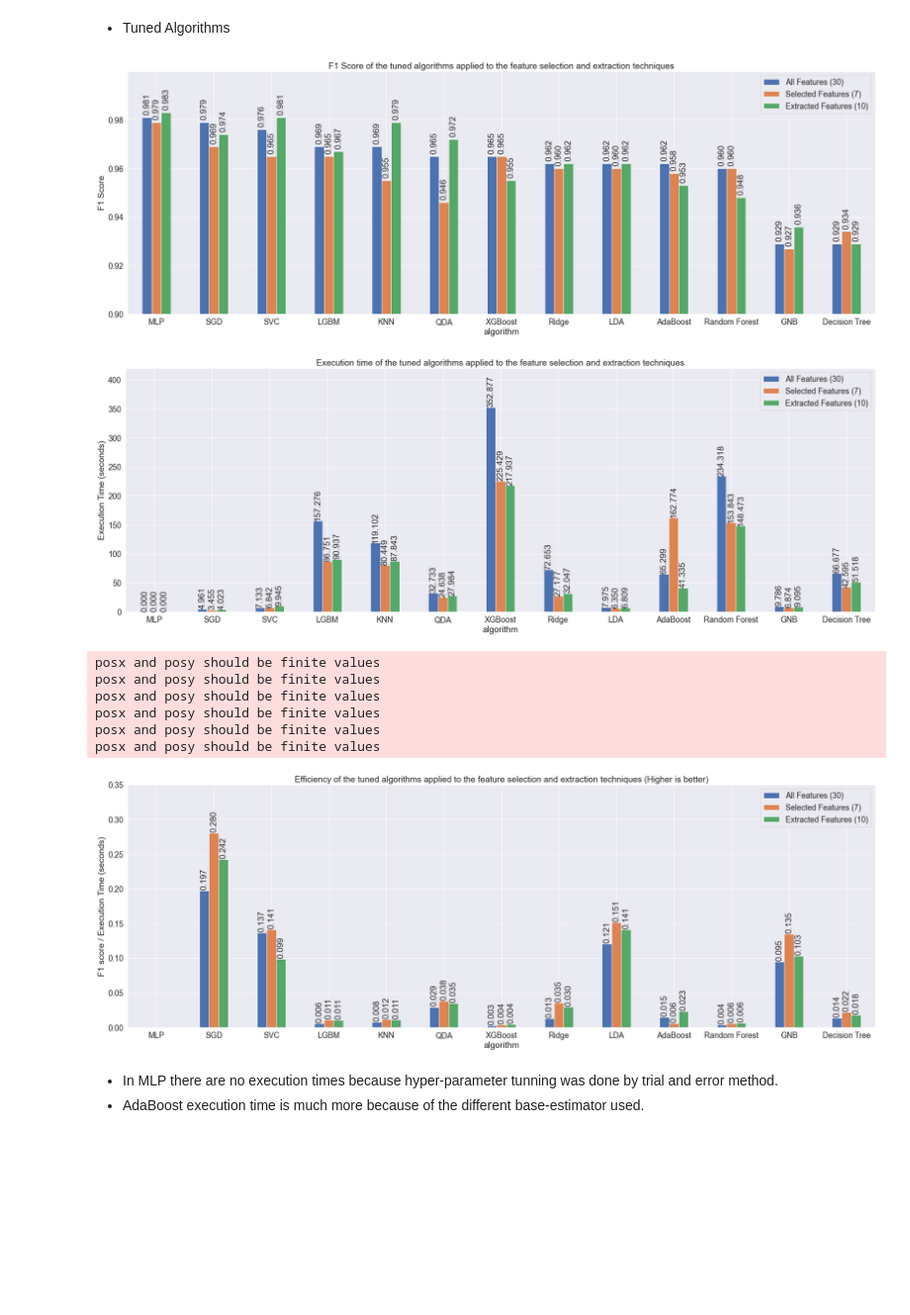
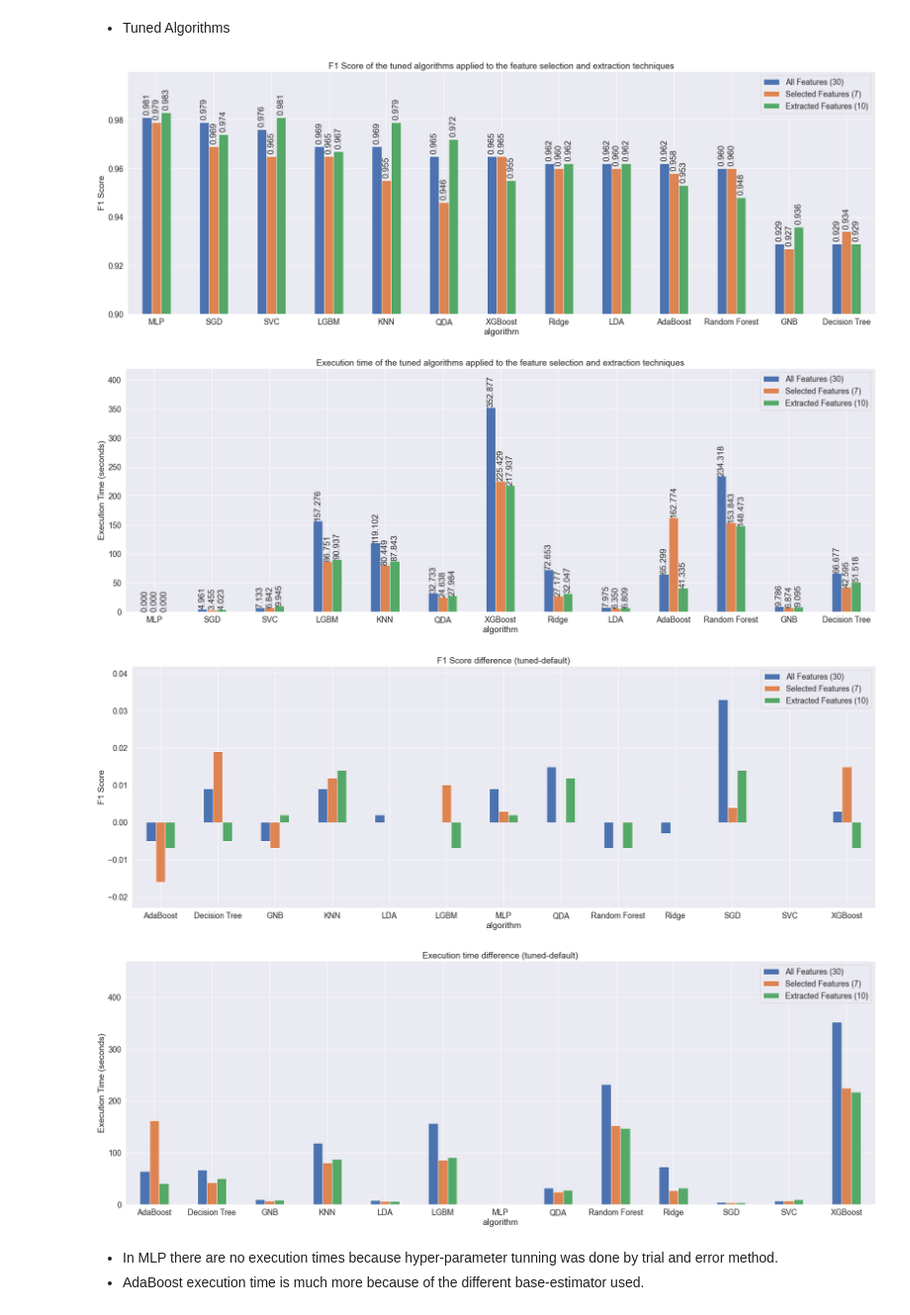
Before and after one commit to LazarosPan/Breast-Cancer-Classification-with-Machine-Learning-Methods, a Jupyter notebook: Nested Cross Validation/result_plots.ipynb, the cells around one changed output. Shown at 99% size. Cells and saved outputs as stored; diff of their text form; code cells hidden in the pictures; blank space fills up the shorter version.

```diff
--- a/Nested Cross Validation/result_plots.ipynb
+++ b/Nested Cross Validation/result_plots.ipynb
@@ -197,6 +196,9 @@ f1_tuned = pd.concat([allf_tuned[['algorithm','f1 score']].set_index('algorithm'
 time_tuned = pd.concat([allf_tuned[['algorithm','Execution Time (seconds)']].set_index('algorithm'), sf_tuned[['algorithm','Execution Time (seconds)']].set_index('algorithm'), pcaf_tuned[['algorithm','Execution Time (seconds)']].set_index('algorithm')], axis=1)
 
 f1_div_time_tuned = pd.concat([allf_tuned[['algorithm','f1/time']].set_index('algorithm'), sf_tuned[['algorithm','f1/time']].set_index('algorithm'), pcaf_tuned[['algorithm','f1/time']].set_index('algorithm')], axis=1)
+# %%
+f1_difference = f1_tuned-f1_default
+time_difference = time_tuned-time_default
 # %%
 _ = f1_tuned.plot(kind='bar', figsize=(30, 10), rot=0, ylabel='F1 Score', title="F1 Score of the tuned algorithms applied to the feature selection and extraction techniques")
 _.set_ylim(0.9,0.9999999)
@@ -223,27 +225,51 @@ for i, rect in enumerate(_.containers):
                 va='bottom',
                 rotation=90)
 
-_ = f1_div_time_tuned.plot(kind='bar', figsize=(30, 10), rot=0, ylabel='F1 score / Execution Time (seconds)', title="Efficiency of the tuned algorithms applied to the feature selection and extraction techniques (Higher is better)")
-_.set_ylim(0,0.35)
-_.legend(labels=mylabels);
-for i, rect in enumerate(_.containers):
-    for j, bar in enumerate(rect):
-        _.text(bar.get_x() + bar.get_width() / 2,
-                bar.get_height() + 0.001,
-                f"{bar.get_height():.3f}",
-                ha='center',
-                va='bottom',
-                rotation=90)
+# _ = f1_div_time_tuned.plot(kind='bar', figsize=(30, 10), rot=0, ylabel='F1 score / Execution Time (seconds)', title="Efficiency of the tuned algorithms applied to the feature selection and extraction techniques (Higher is better)")
+# _.set_ylim(0,0.35)
+# _.legend(labels=mylabels);
+# for i, rect in enumerate(_.containers):
+#     for j, bar in enumerate(rect):
+#         _.text(bar.get_x() + bar.get_width() / 2,
+#                 bar.get_height() + 0.001,
+#                 f"{bar.get_height():.3f}",
+#                 ha='center',
+#                 va='bottom',
+#                 rotation=90)
 # %% [output]
 [figure]
 [figure]
-posx and posy should be finite values
-posx and posy should be finite values
-posx and posy should be finite values
-posx and posy should be finite values
-posx and posy should be finite values
-posx and posy should be finite values
-[figure, removed]
+# %%
+_ = f1_difference.plot(kind='bar', figsize=(30, 10), rot=0, title="F1 Score difference (tuned-default)")
+_.set_ylim(-0.023,0.042)
+_.set_ylabel('F1 Score')
+# _.invert_yaxis()
+_.legend(labels=mylabels);
+# for i, rect in enumerate(_.containers):
+#     for j, bar in enumerate(rect):
+#         _.text(bar.get_x() + bar.get_width() / 2,
+#                 bar.get_height() + 0.001,
+#                 f"{bar.get_height():.3f}",
+#                 ha='center',
+#                 va='bottom',
+#                 rotation=90)
+
+_ = time_difference.plot(kind='bar', figsize=(30, 10), rot=0, title="Execution time difference (tuned-default)")
+_.set_ylim(0,470)
+_.set_ylabel('Execution Time (seconds)')
+# _.invert_yaxis()
+_.legend(labels=mylabels);
+# for i, rect in enumerate(_.containers):
+#     for j, bar in enumerate(rect):
+#         _.text(bar.get_x() + bar.get_width() / 2,
+#                 bar.get_height() + 0.001,
+#                 f"{bar.get_height():.3f}",
+#                 ha='center',
+#                 va='bottom',
+#                 rotation=90)
+# %% [output]
+[figure, added]
+[figure, added]
 # %% [markdown]
 * In MLP there are no execution times because hyper-parameter tunning was done by trial and error method.
 * AdaBoost execution time is much more because of the different base-estimator used.
```
Also changed, not shown: parts of 7 cells of this notebook, 1 other file.
